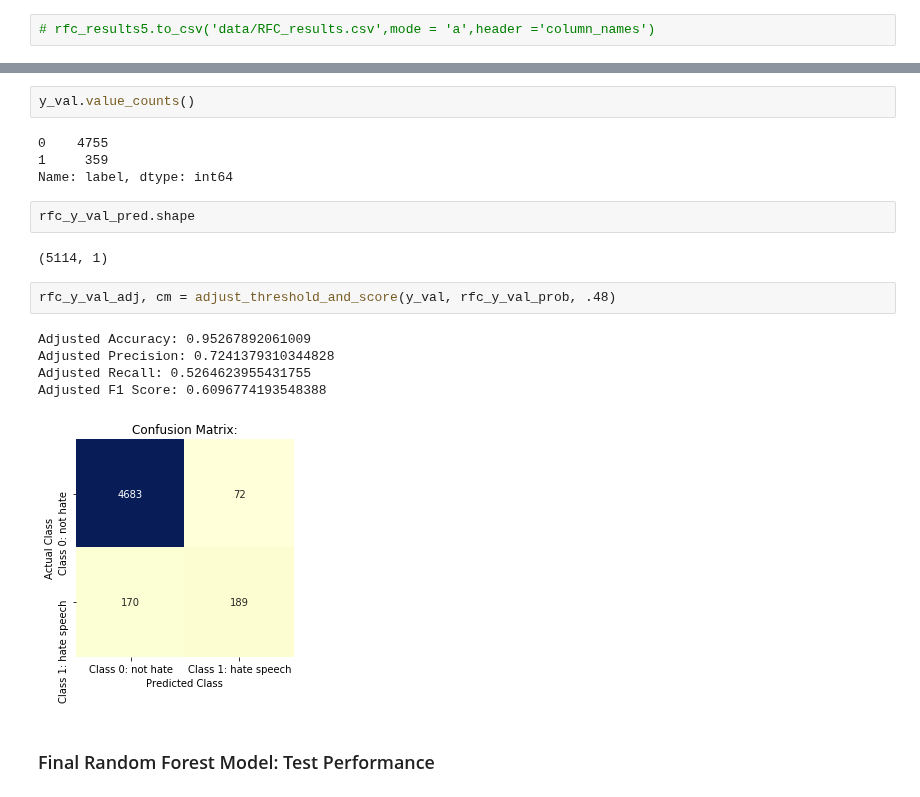
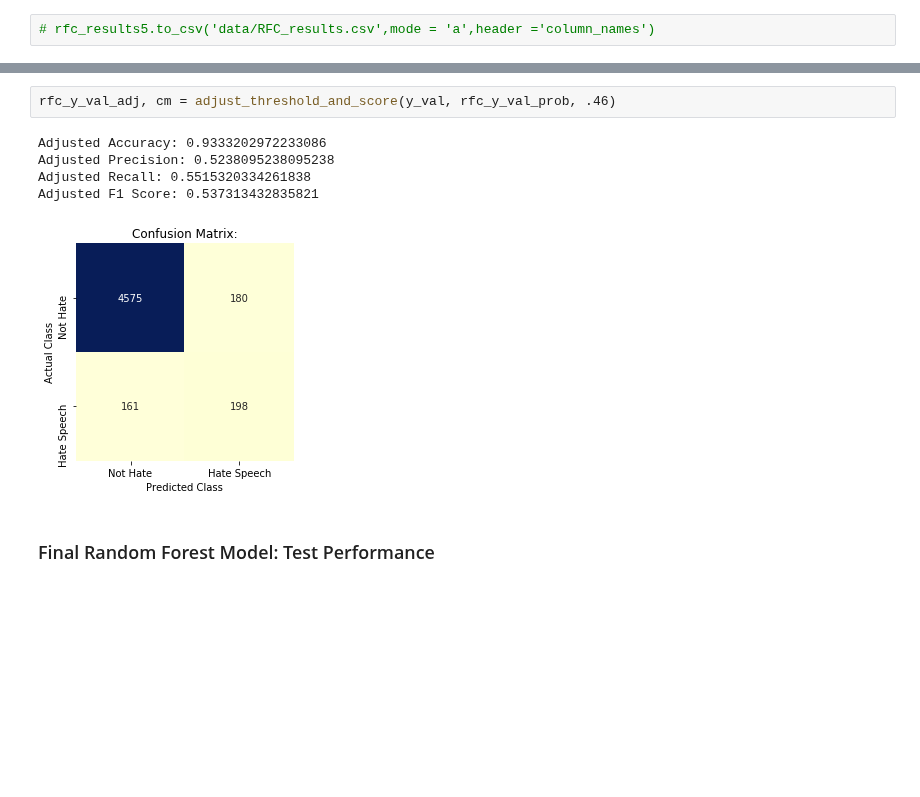
Before and after one commit to mguptaphd/Twitter-Hate-Classification-Project, a Jupyter notebook: Preliminary_Model_Comparisons.ipynb, the cells around one changed output, grey strips where cells are left out. Saved outputs shown, nothing was run; the diff lists cells and outputs as text; blank space fills up the shorter version.

```diff
--- a/Preliminary_Model_Comparisons.ipynb
+++ b/Preliminary_Model_Comparisons.ipynb
@@ -713,21 +742,11 @@ skplt.metrics.plot_precision_recall_curve(y_val, rfc_y_val_prob)
-# %%
-y_val.value_counts()
-# %% [output]
-0    4755
-1     359
-Name: label, dtype: int64
-# %%
-rfc_y_val_pred.shape
-# %% [output]
-(5114, 1)
 # %%
-rfc_y_val_adj, cm = adjust_threshold_and_score(y_val, rfc_y_val_prob, .48)
+rfc_y_val_adj, cm = adjust_threshold_and_score(y_val, rfc_y_val_prob, .46)
 # %% [output]
-Adjusted Accuracy: 0.95267892061009
-Adjusted Precision: 0.7241379310344828
-Adjusted Recall: 0.5264623955431755
-Adjusted F1 Score: 0.6096774193548388
+Adjusted Accuracy: 0.9333202972233086
+Adjusted Precision: 0.5238095238095238
+Adjusted Recall: 0.5515320334261838
+Adjusted F1 Score: 0.537313432835821
-[figure, old version]
+[figure, new version]
 # %% [markdown]
 ###  Final Random Forest Model: Test Performance
 # %%
```
Also changed, not shown: parts of 125 cells of this notebook, 12 other files.
